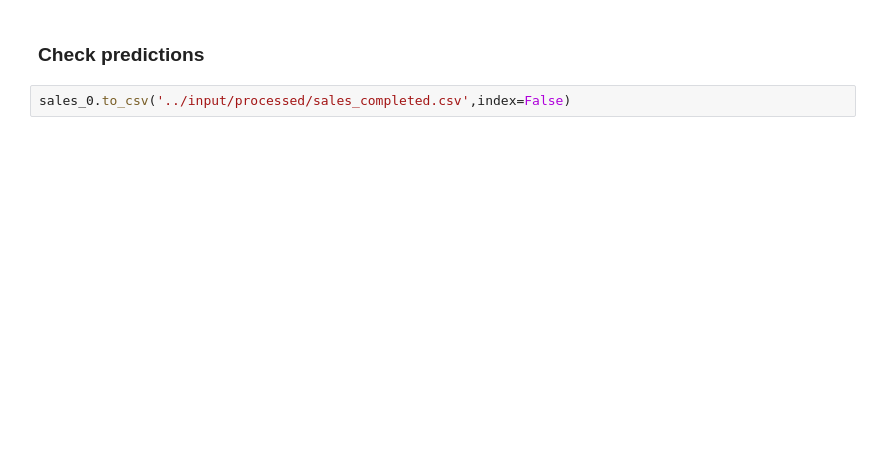
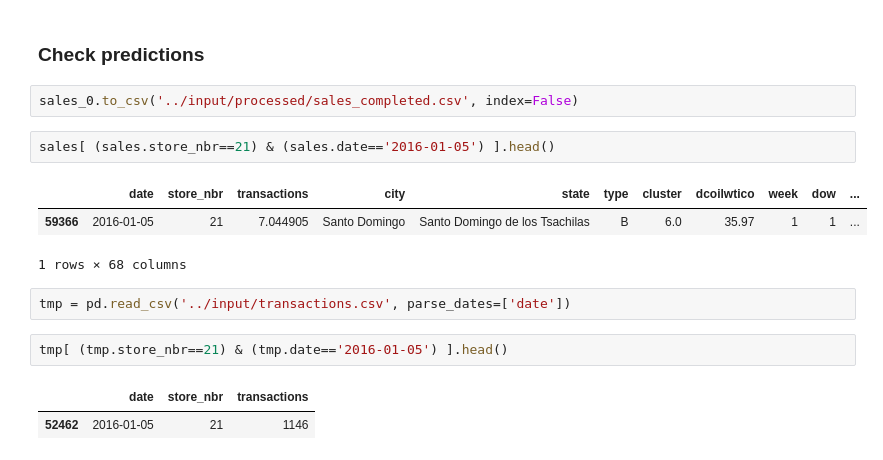
Before and after one commit to rgualan/la_favorita, a Jupyter notebook: notebooks/2.predict_transactions.ipynb, the cells around one changed output. Cells and saved outputs as stored; diff of their text form; blank space fills up the shorter version.

```diff
--- a/notebooks/2.predict_transactions.ipynb
+++ b/notebooks/2.predict_transactions.ipynb
@@ -611,4 +627,17 @@ sales_0.tail()
 # %% [markdown]
 ### Check predictions
 # %%
-sales_0.to_csv('../input/processed/sales_completed.csv',index=False)
+sales_0.to_csv('../input/processed/sales_completed.csv', index=False)
+# %%
+sales[ (sales.store_nbr==21) & (sales.date=='2016-01-05') ].head()
+# %% [output]
+|  | date | store_nbr | transactions | city | state | type | cluster | dcoilwtico | week | dow | ... |
+| 59366 | 2016-01-05 | 21 | 7.044905 | Santo Domingo | Santo Domingo de los Tsachilas | B | 6.0 | 35.97 | 1 | 1 | ... |
+1 rows × 68 columns
+# %%
+tmp = pd.read_csv('../input/transactions.csv', parse_dates=['date'])
+# %%
+tmp[ (tmp.store_nbr==21) & (tmp.date=='2016-01-05') ].head()
+# %% [output]
+|  | date | store_nbr | transactions |
+| 52462 | 2016-01-05 | 21 | 1146 |
```
Also changed, not shown: parts of 11 cells of this notebook, 2 other files.
